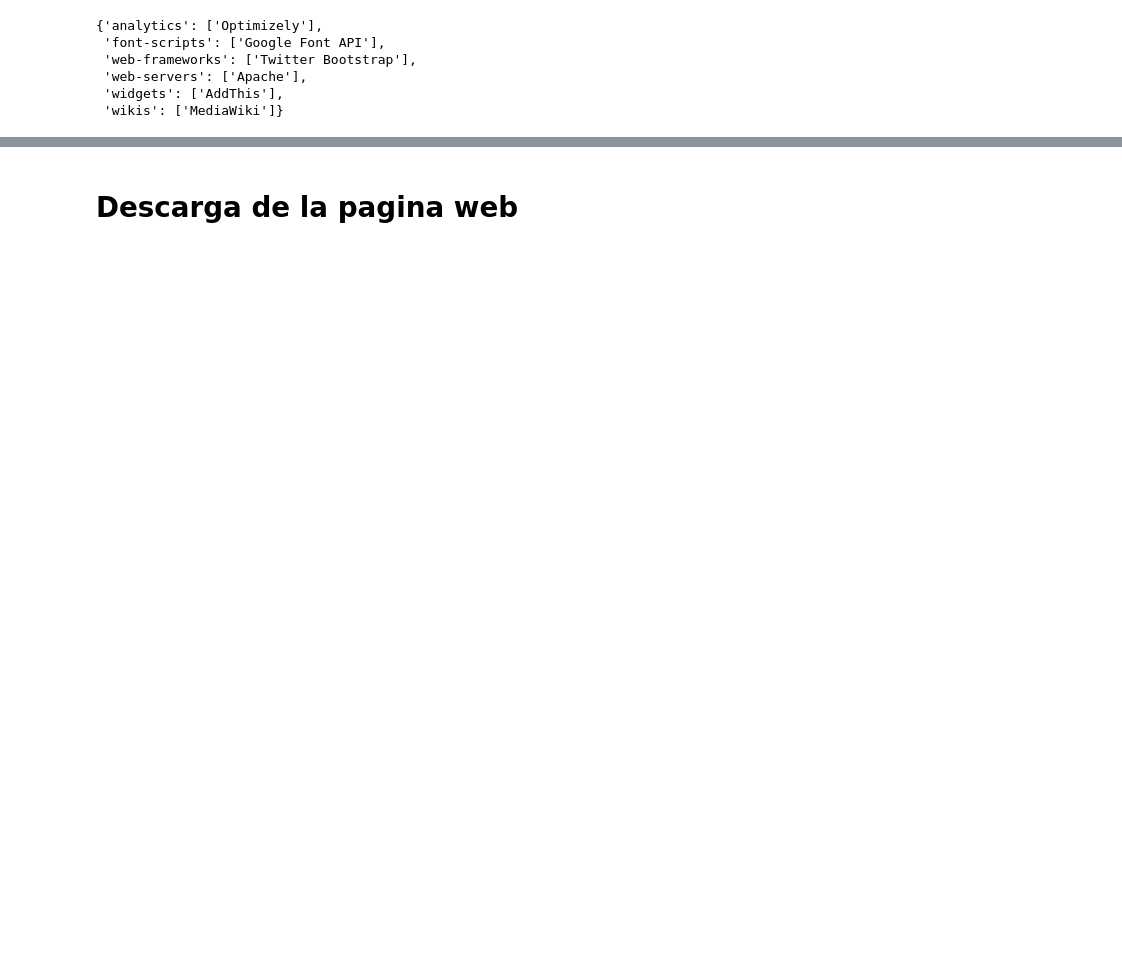
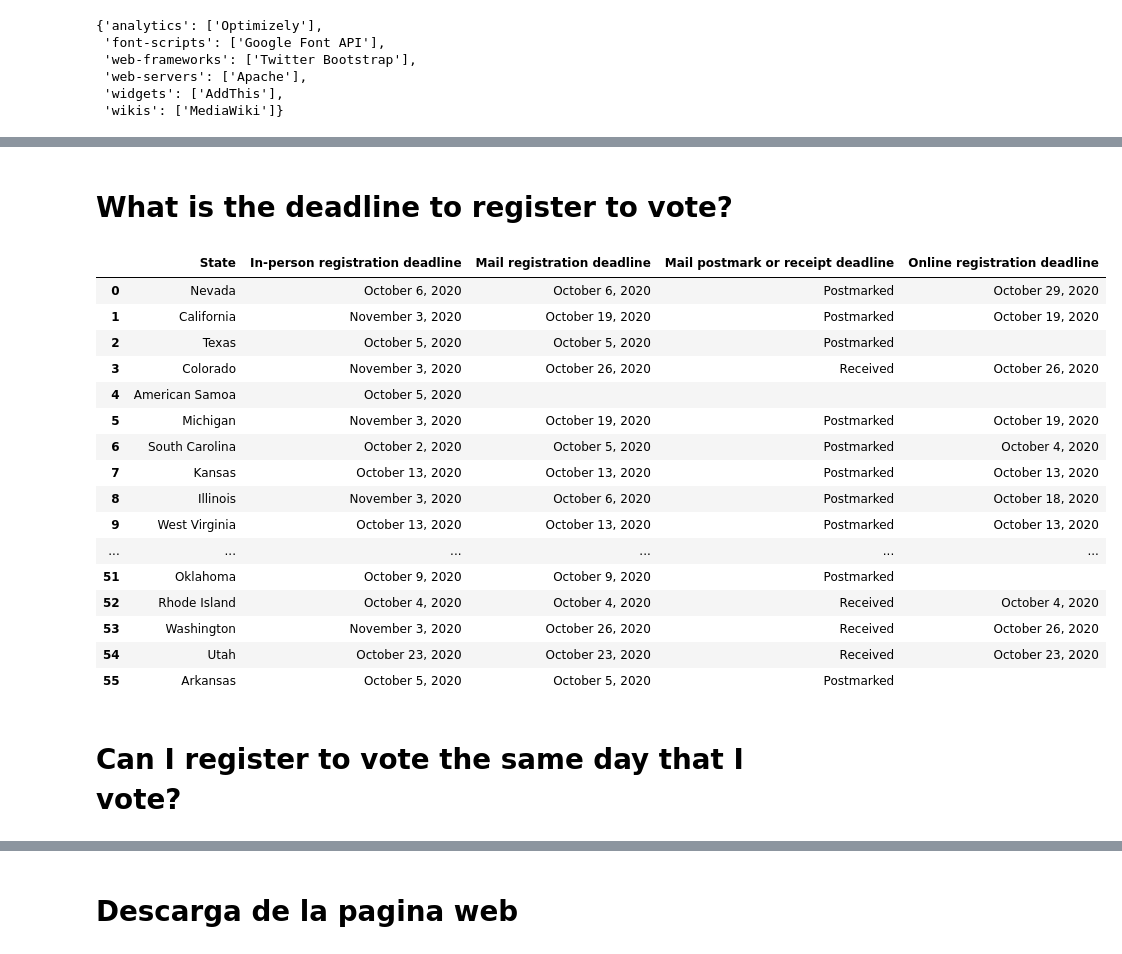
Before and after one commit to j-river1/Practica-1-de-Tipologia-y-ciclo-vida-datos, a Jupyter notebook: src/WebScrapping.ipynb, the cells around one changed output, grey strips where cells are left out. Cells and saved outputs as stored; diff of their text form; code cells hidden in the pictures; blank space fills up the shorter version.

```diff
--- a/src/WebScrapping.ipynb
+++ b/src/WebScrapping.ipynb
@@ -50,0 +134,18 @@ builtwith.builtwith('https://ballotpedia.org/Voter_registration')
+# %%
+table = soup2.find(lambda tag: tag.has_attr('id') and tag['id']=="VoterRegistration")
+rows = table.findAll(lambda tag: tag.name=='tr')
+
+tabla = []
+for i in range(len(rows)):
+  tabla.append(rows[i].get_text())
+
+tabla_aux = []
+for j in range(len(tabla)):
+  tabla_aux.append(tabla[j].split("\n"))
+
+
+column_names = tabla_aux.pop(0)
+print(column_names)
+df = pd.DataFrame(tabla_aux, columns=column_names)
+df7 = df[['State', 'Registration URL', 'Registration status URL', 'Registration update URL']]
+df7
@@ -50,0 +171,40 @@ builtwith.builtwith('https://ballotpedia.org/Voter_registration')
+# %% [markdown]
+# What is the deadline to register to vote?
+# %%
+table = soup2.find(lambda tag: tag.has_attr('id') and tag['id']=="RegistrationDeadlines")
+rows = table.findAll(lambda tag: tag.name=='tr')
+
+tabla = []
+for i in range(len(rows)):
+  tabla.append(rows[i].get_text())
+
+tabla_aux = []
+for j in range(len(tabla)):
+  tabla_aux.append(tabla[j].split("\n"))
+
+
+column_names = tabla_aux.pop(0)
+#print(column_names)
+df = pd.DataFrame(tabla_aux, columns=column_names)
+df8 = df[[ 'State', 'In-person registration deadline', 'Mail registration deadline', 'Mail postmark or receipt deadline', 'Online registration deadline']]
+df8
+# %% [output]
+|  | State | In-person registration deadline | Mail registration deadline | Mail postmark or receipt deadline | Online registration deadline |
+| 0 | Nevada | October 6, 2020 | October 6, 2020 | Postmarked | October 29, 2020 |
+| 1 | California | November 3, 2020 | October 19, 2020 | Postmarked | October 19, 2020 |
+| 2 | Texas | October 5, 2020 | October 5, 2020 | Postmarked |  |
+| 3 | Colorado | November 3, 2020 | October 26, 2020 | Received | October 26, 2020 |
+| 4 | American Samoa | October 5, 2020 |  |  |  |
+| 5 | Michigan | November 3, 2020 | October 19, 2020 | Postmarked | October 19, 2020 |
+| 6 | South Carolina | October 2, 2020 | October 5, 2020 | Postmarked | October 4, 2020 |
+| 7 | Kansas | October 13, 2020 | October 13, 2020 | Postmarked | October 13, 2020 |
+| 8 | Illinois | November 3, 2020 | October 6, 2020 | Postmarked | October 18, 2020 |
+| 9 | West Virginia | October 13, 2020 | October 13, 2020 | Postmarked | October 13, 2020 |
+| ... | ... | ... | ... | ... | ... |
+| 51 | Oklahoma | October 9, 2020 | October 9, 2020 | Postmarked |  |
+| 52 | Rhode Island | October 4, 2020 | October 4, 2020 | Received | October 4, 2020 |
+| 53 | Washington | November 3, 2020 | October 26, 2020 | Received | October 26, 2020 |
+| 54 | Utah | October 23, 2020 | October 23, 2020 | Received | October 23, 2020 |
+| 55 | Arkansas | October 5, 2020 | October 5, 2020 | Postmarked |  |
+# %% [markdown]
+# Can I register to vote the same day that I vote?
```
Also changed, not shown: parts of 29 cells of this notebook.
